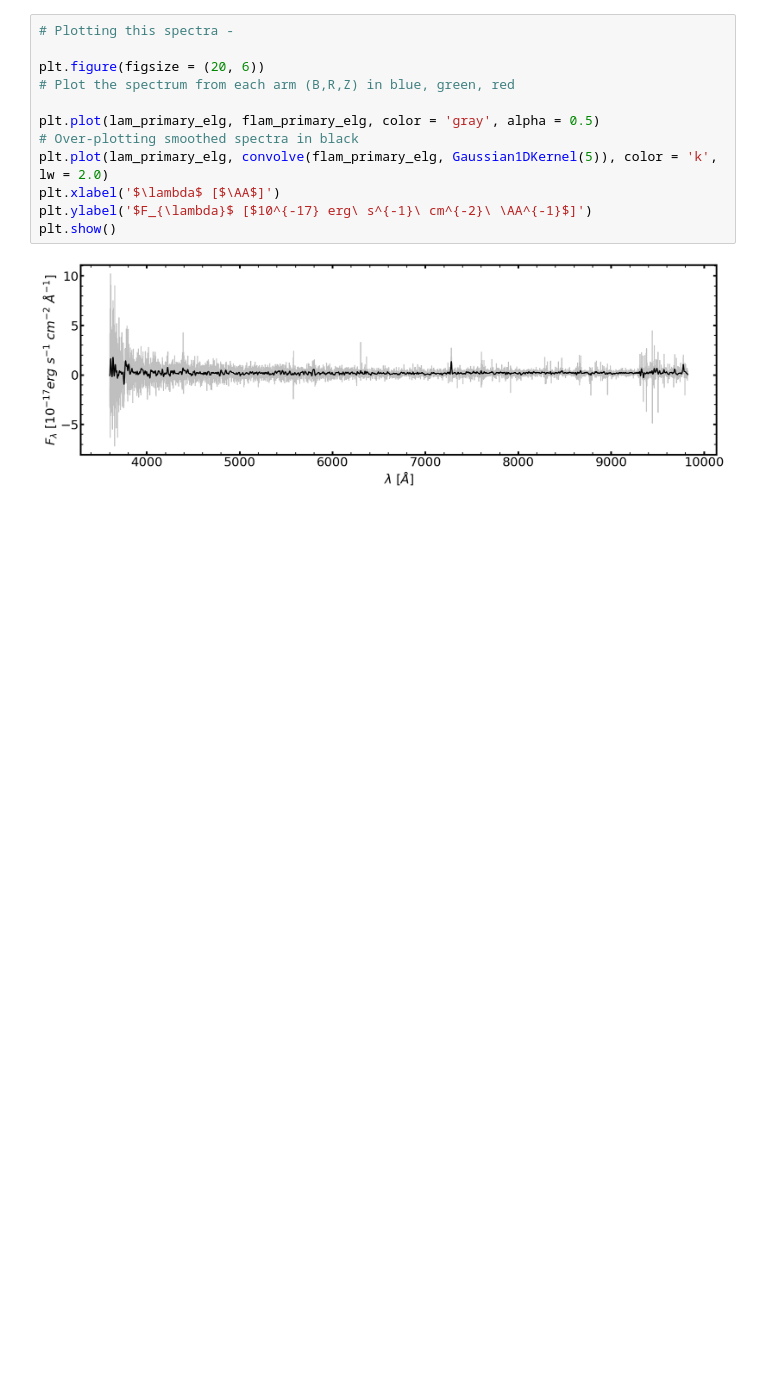
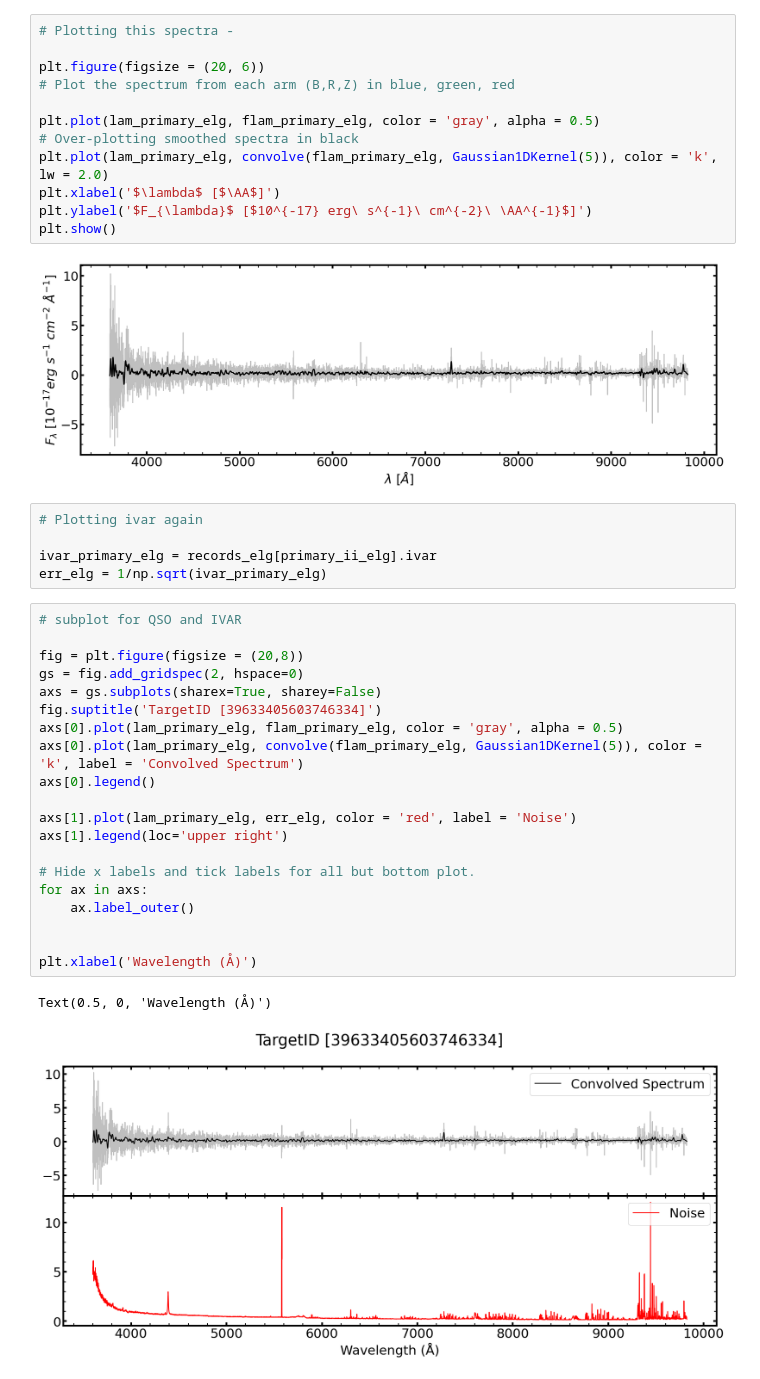
Before and after one commit to emcarthur123/QSL-ML, a Jupyter notebook: DESI_edr.ipynb, the cells around one changed output. Cells and saved outputs as stored; diff of their text form; blank space fills up the shorter version.

```diff
--- a/DESI_edr.ipynb
+++ b/DESI_edr.ipynb
@@ -544,3 +545,31 @@ plt.ylabel('$F_{\lambda}$ [$10^{-17} erg\ s^{-1}\ cm^{-2}\ \AA^{-1}$]')
 plt.show()
 # %% [output]
 [figure]
+# %%
+# Plotting ivar again
+
+ivar_primary_elg = records_elg[primary_ii_elg].ivar
+err_elg = 1/np.sqrt(ivar_primary_elg)
+# %%
+# subplot for QSO and IVAR
+
+fig = plt.figure(figsize = (20,8))
+gs = fig.add_gridspec(2, hspace=0)
+axs = gs.subplots(sharex=True, sharey=False)
+fig.suptitle('TargetID [39633405603746334]')
+axs[0].plot(lam_primary_elg, flam_primary_elg, color = 'gray', alpha = 0.5)
+axs[0].plot(lam_primary_elg, convolve(flam_primary_elg, Gaussian1DKernel(5)), color = 'k', label = 'Convolved Spectrum')
+axs[0].legend()
+
+axs[1].plot(lam_primary_elg, err_elg, color = 'red', label = 'Noise')
+axs[1].legend(loc='upper right')
+
+# Hide x labels and tick labels for all but bottom plot.
+for ax in axs:
+    ax.label_outer()
+
+
+plt.xlabel('Wavelength (Å)')
+# %% [output]
+Text(0.5, 0, 'Wavelength (Å)')
+[figure, added]
```
Also changed, not shown: parts of 3 cells of this notebook.
